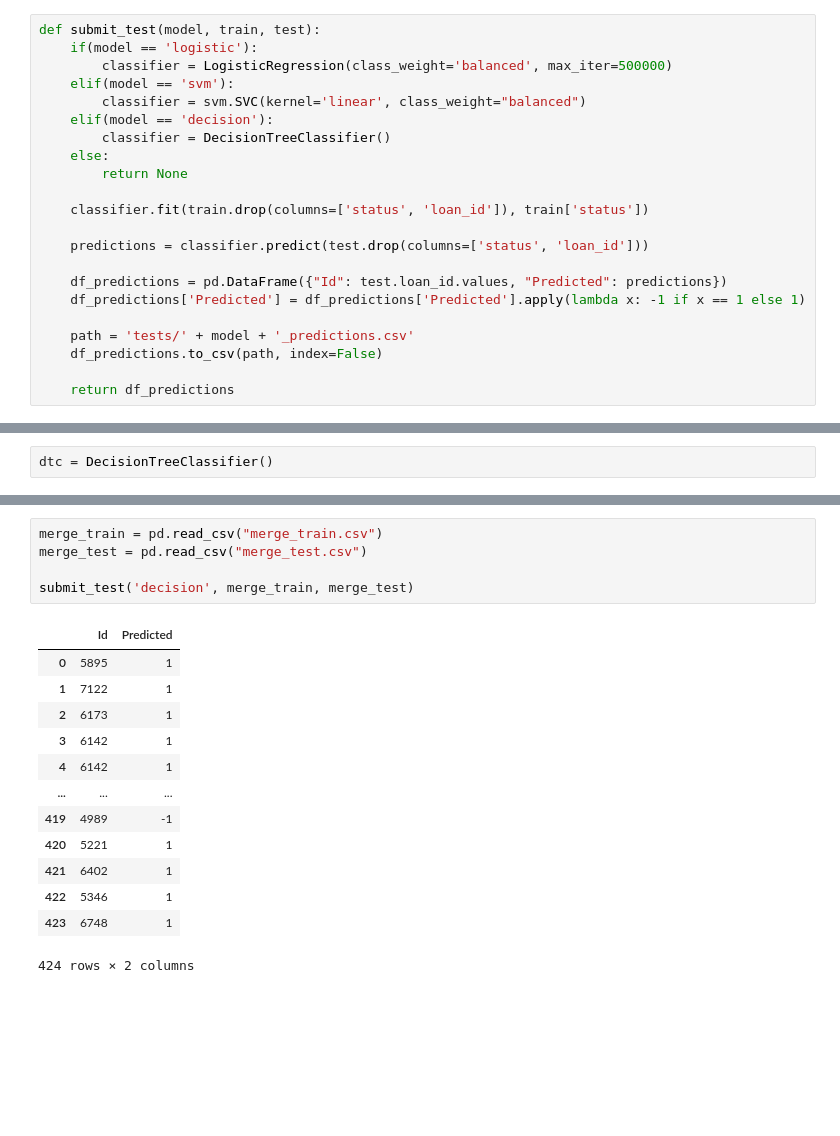
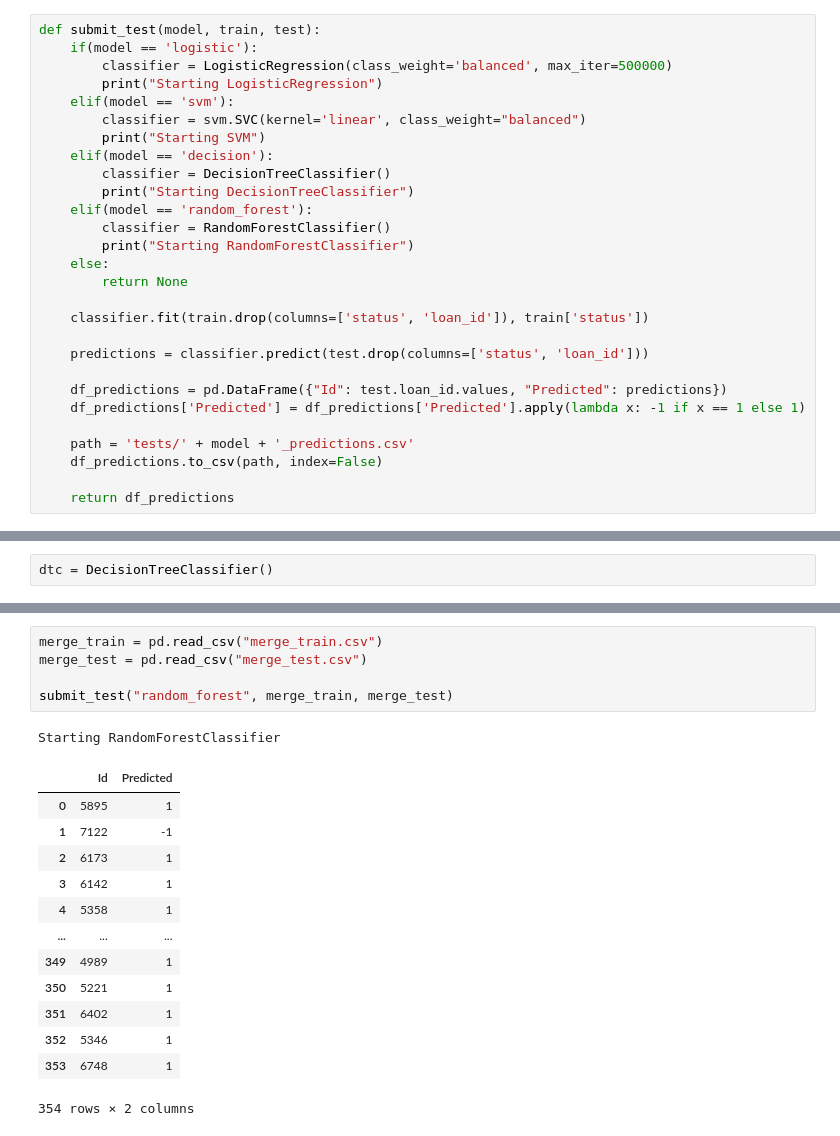
Before and after one commit to Diogogrosario/FEUP-AC, a Jupyter notebook: AC_proj.ipynb, the cells around one changed output, grey strips where cells are left out. Saved outputs shown, nothing was run; the diff lists cells and outputs as text; blank space fills up the shorter version.

```diff
--- a/AC_proj.ipynb
+++ b/AC_proj.ipynb
@@ -874,10 +925,16 @@ def cross_val(model, df, n_splits, do_smote):
 def submit_test(model, train, test):
     if(model == 'logistic'):
         classifier = LogisticRegression(class_weight='balanced', max_iter=500000)
+        print("Starting LogisticRegression")
     elif(model == 'svm'):
         classifier = svm.SVC(kernel='linear', class_weight="balanced")
+        print("Starting SVM")
     elif(model == 'decision'):
         classifier = DecisionTreeClassifier()
+        print("Starting DecisionTreeClassifier")
+    elif(model == 'random_forest'):
+        classifier = RandomForestClassifier()
+        print("Starting RandomForestClassifier")
     else:
         return None
 
@@ -1001,19 +1072,20 @@ weighted avg       0.84      0.81      0.82       403
 # %%
 merge_train = pd.read_csv("merge_train.csv")
 merge_test = pd.read_csv("merge_test.csv")
 
-submit_test('decision', merge_train, merge_test)
+submit_test("random_forest", merge_train, merge_test)
 # %% [output]
+Starting RandomForestClassifier
 |  | Id | Predicted |
 | 0 | 5895 | 1 |
-| 1 | 7122 | 1 |
+| 1 | 7122 | -1 |
 | 2 | 6173 | 1 |
 | 3 | 6142 | 1 |
-| 4 | 6142 | 1 |
+| 4 | 5358 | 1 |
 | ... | ... | ... |
-| 419 | 4989 | -1 |
-| 420 | 5221 | 1 |
-| 421 | 6402 | 1 |
-| 422 | 5346 | 1 |
-| 423 | 6748 | 1 |
+| 349 | 4989 | 1 |
+| 350 | 5221 | 1 |
+| 351 | 6402 | 1 |
+| 352 | 5346 | 1 |
+| 353 | 6748 | 1 |
-424 rows × 2 columns
+354 rows × 2 columns
```
Also changed, not shown: parts of 19 cells of this notebook, 12 other files.
